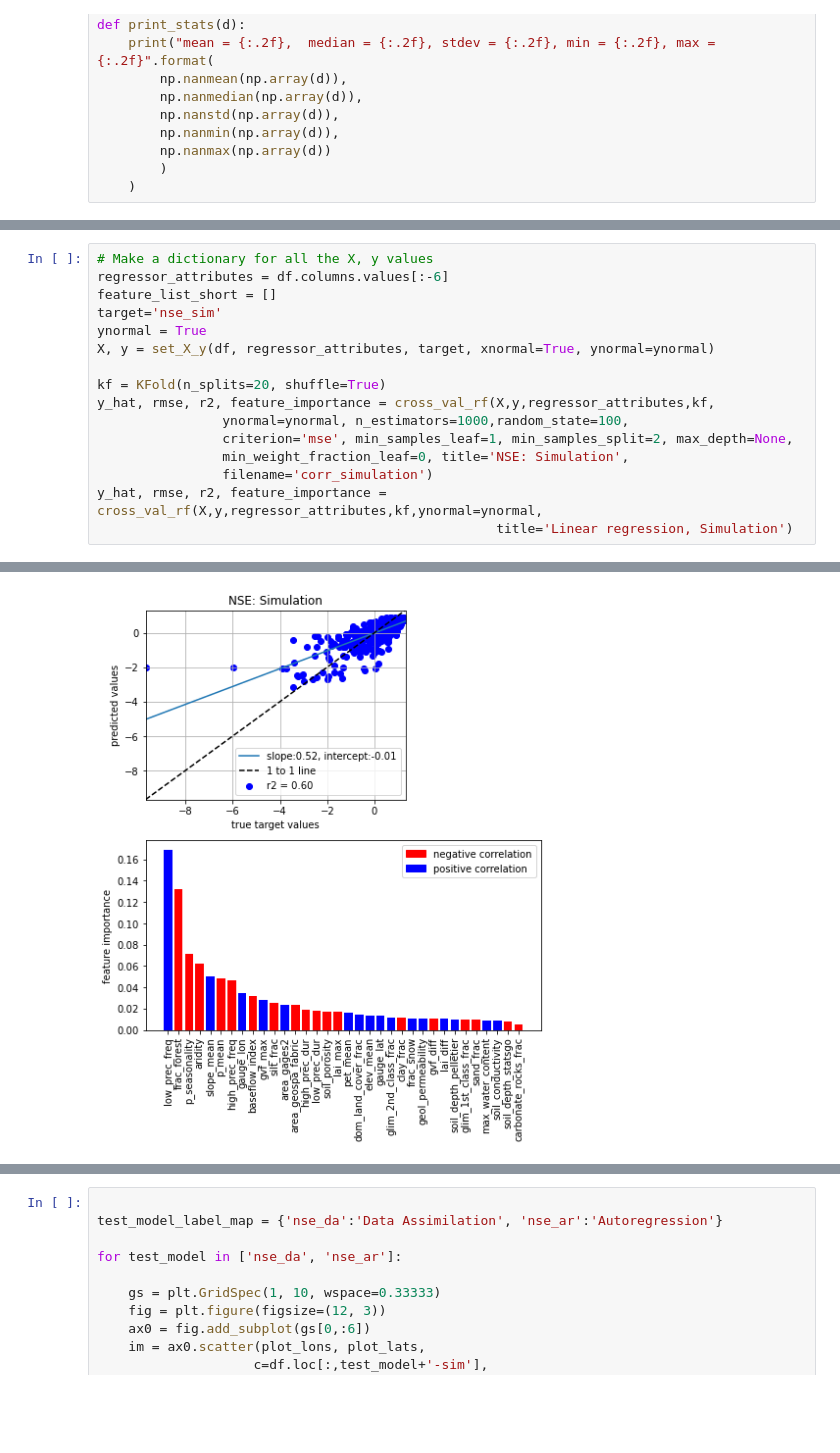
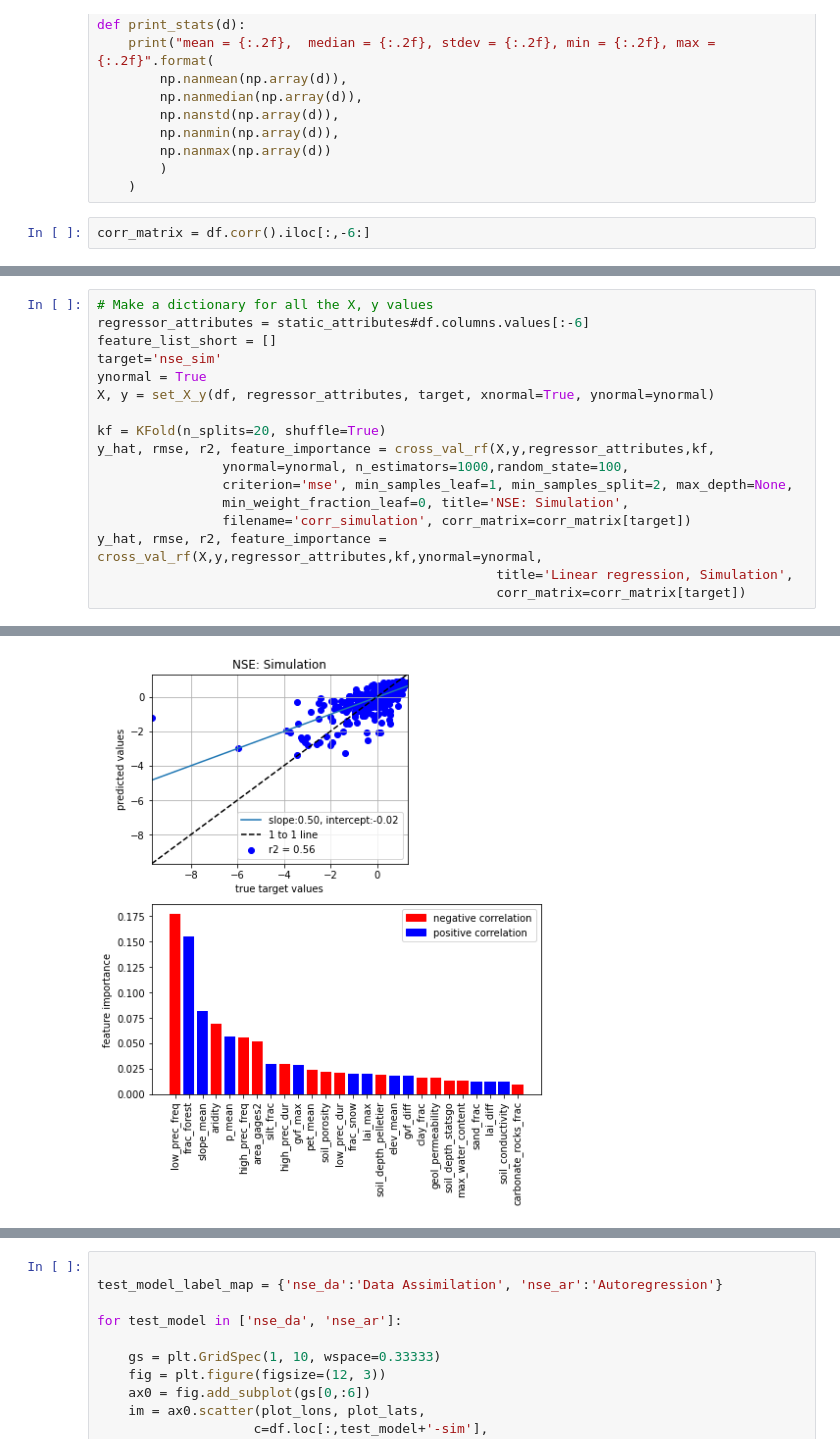
Before and after one commit to jmframe/lstm-da-analysis, a Jupyter notebook: assimilation_analysis_jmframe.ipynb, the cells around one changed output, grey strips where cells are left out. Drawn from its saved outputs; the diff is of its cells as text; blank space fills up the shorter version.

```diff
--- a/assimilation_analysis_jmframe.ipynb
+++ b/assimilation_analysis_jmframe.ipynb
@@ -443,4 +471,6 @@ def print_stats(d):
         np.nanmax(np.array(d))
         )
     )
+# %%
+corr_matrix = df.corr().iloc[:,-6:]
 # %%
@@ -548,6 +636,6 @@ mean = 0.46,  median = 0.50, stdev = 0.21, min = 0.03, max = 0.75
 # %%
 # Make a dictionary for all the X, y values
-regressor_attributes = df.columns.values[:-6]
+regressor_attributes = static_attributes#df.columns.values[:-6]
 feature_list_short = []
 target='nse_sim'
 ynormal = True
@@ -558,7 +646,8 @@ y_hat, rmse, r2, feature_importance = cross_val_rf(X,y,regressor_attributes,kf,
                 ynormal=ynormal, n_estimators=1000,random_state=100,
                 criterion='mse', min_samples_leaf=1, min_samples_split=2, max_depth=None,
                 min_weight_fraction_leaf=0, title='NSE: Simulation',
-                filename='corr_simulation')
+                filename='corr_simulation', corr_matrix=corr_matrix[target])
 y_hat, rmse, r2, feature_importance = cross_val_rf(X,y,regressor_attributes,kf,ynormal=ynormal,
-                                                   title='Linear regression, Simulation')
+                                                   title='Linear regression, Simulation',
+                                                   corr_matrix=corr_matrix[target])
 # %% [output]
@@ -573 +671 @@ mean = 0.60,  median = 0.62, stdev = 0.16, min = 0.19, max = 0.85
-[figure, old version]
+[figure, new version]
```
Also changed, not shown: parts of 11 cells of this notebook, 12 other files.
